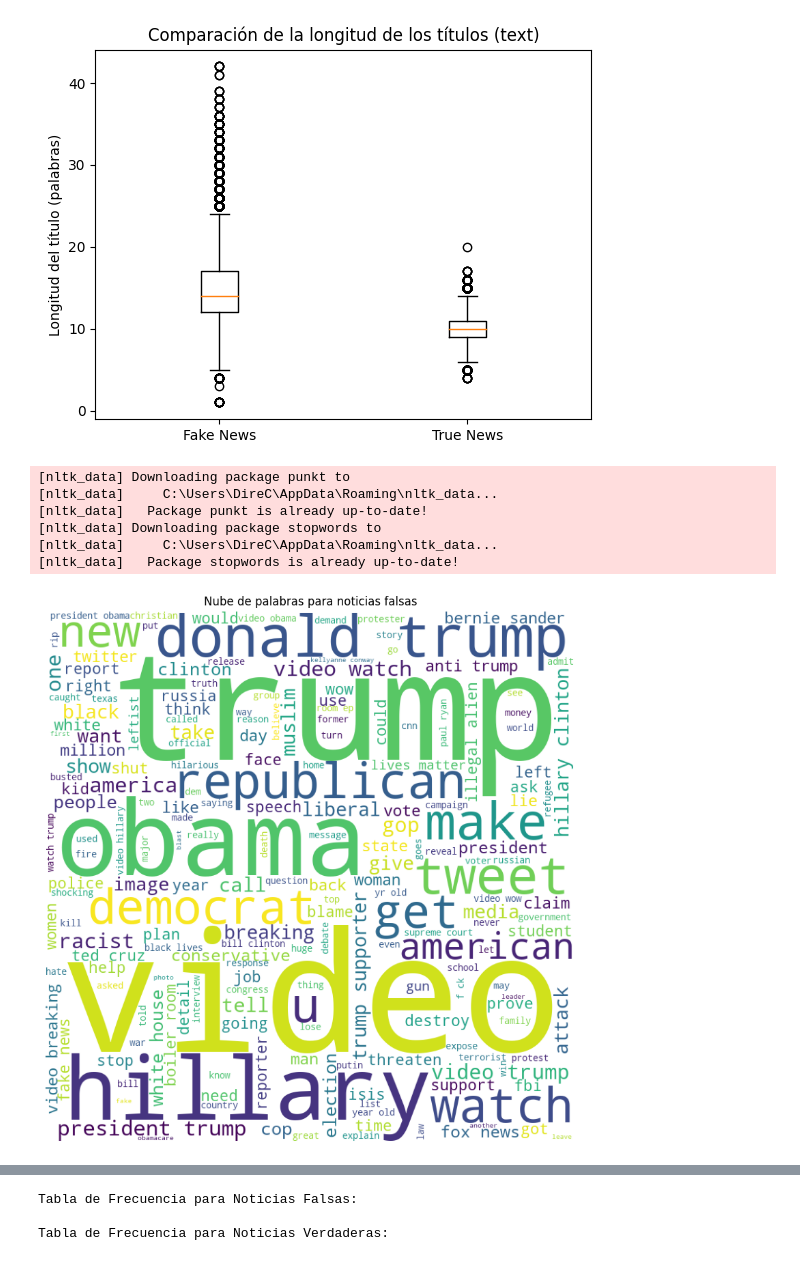
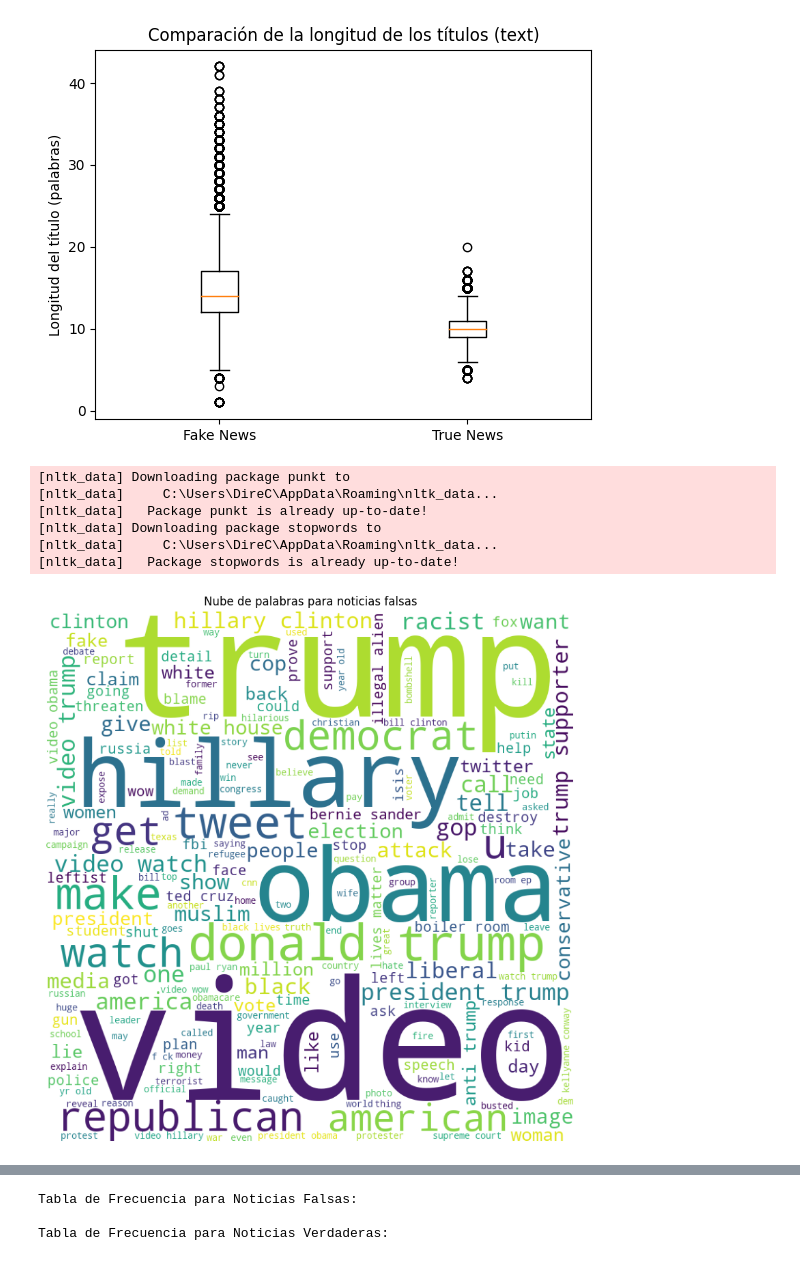
Before and after one commit to LeandroRodrigoMolina/EstadisticaIntegradorDatasetFakeNews, a Jupyter notebook: estadisticaNoticiasFalsas.ipynb, the cells around one changed output, grey strips where cells are left out. Drawn from its saved outputs; the diff is of its cells as text; code cells hidden in the pictures.

```diff
--- a/estadisticaNoticiasFalsas.ipynb
+++ b/estadisticaNoticiasFalsas.ipynb
@@ -32,7 +32,7 @@ from nltk.tokenize import word_tokenize
 import string
 
 # Definir palabras adicionales para ignorar
-additional_stopwords = ['said', 'say', 'says', 'will'"`", "´", "#","’","\"","\'","\"","\'","\'s","says","u.s.","”","“","‘","-"] # Añade palabras que desees ignorar aquí
+additional_stopwords = ['said', 'say', 'says', 'will'"`", "´", "#","’","\"","\'","\"","\'","\'s","says","u.s.","”","“","‘","-", "news", "new", "breaking"] # Añade palabras que desees ignorar aquí
 
 # Descargar lista de stopwords en inglés si no se ha descargado ya
 import nltk
@@ -61,31 +61,31 @@ true_text = ' '.join(true_news['title_processed'])
 wordcloud_fake = WordCloud(width = 800, height = 800,
                 background_color ='white',
                 stopwords = stop_words,
                 min_font_size = 10).generate(fake_text)
 
 # Crear nube de palabras para las noticias verdaderas
 wordcloud_true = WordCloud(width = 800, height = 800,
                 background_color ='white',
                 stopwords = stop_words,
                 min_font_size = 10).generate(true_text)
 
 # Función para dibujar nube de palabras
 def draw_wordcloud(wordcloud, title):
     plt.figure(figsize = (8, 8), facecolor = None)
     plt.imshow(wordcloud)
     plt.axis("off")
     plt.title(title)
     plt.tight_layout(pad = 0)
     plt.show()
 
 # Dibujar las nubes de palabras
 draw_wordcloud(wordcloud_fake, "Nube de palabras para noticias falsas")
 draw_wordcloud(wordcloud_true, "Nube de palabras para noticias verdaderas")
 # %% [output]
 [nltk_data] Downloading package punkt to
 [nltk_data]     C:\Users\DireC\AppData\Roaming\nltk_data...
 [nltk_data]   Package punkt is already up-to-date!
 [nltk_data] Downloading package stopwords to
 [nltk_data]     C:\Users\DireC\AppData\Roaming\nltk_data...
 [nltk_data]   Package stopwords is already up-to-date!
-[figure, old version]
+[figure, new version]
```
Also changed, not shown: parts of 12 cells of this notebook.
